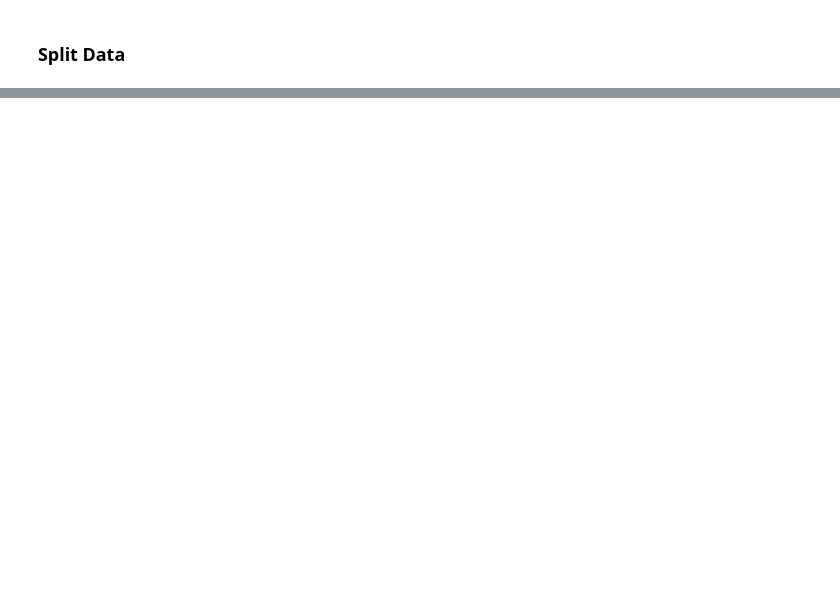
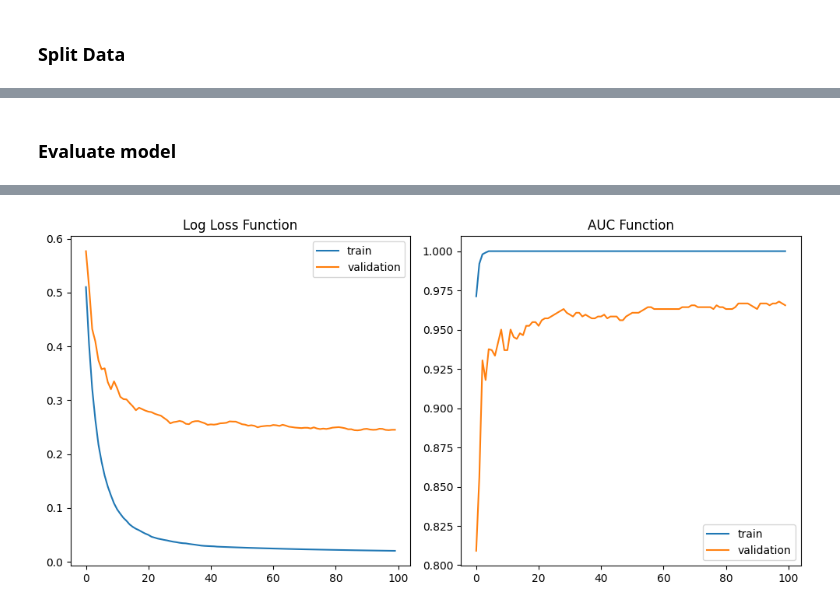
Before and after one commit to darby-brown/predicting-age-related-diseases, a Jupyter notebook: bryan_playground/xgboost/xgboost_model.ipynb, the cells around one changed output, grey strips where cells are left out. Saved outputs shown, nothing was run; the diff lists cells and outputs as text; code cells hidden in the pictures; blank space fills up the shorter version.

Commit message:
add model

```diff
--- a/bryan_playground/xgboost/xgboost_model.ipynb
+++ b/bryan_playground/xgboost/xgboost_model.ipynb
@@ -104,0 +71,2 @@ sum(y_test)/len(y_test)
+# %%
+x_train, x_valid, y_train, y_valid = train_test_split(x_train, y_train,test_size=0.333, random_state = 42, stratify = y_train)
@@ -119,0 +114,17 @@ y_test.to_csv(file_path, index=False)
+# %%
+# xgb1 = xgb.XGBClassifier(objective = 'binary:logistic',
+#                         learning_rate = .1,
+#                         max_depth =  3,
+#                         missing = np.nan,
+#                         # n_estimators= 100,
+#                         epoch = 4,
+#                         seed= 42,
+#                         verbosity = 1,
+#                         early_stopping_rounds=100,
+#                         eval_metric=['logloss','auc'])
+
+xgb1 = xgb.XGBClassifier(
+                        eval_metric=['logloss','auc'])
+
+
+xgb1.fit(x_train,y_train, eval_set=[(x_train, y_train),(x_valid, y_valid)], verbose = True)
@@ -119,0 +160,29 @@ y_test.to_csv(file_path, index=False)
+# %% [markdown]
+### Evaluate model
+# %%
+yhat = xgb1.predict(x_test)
+score = accuracy_score(y_test, yhat)
+print('Test Set Accuracy: %.3f' % score)
+print('Test Set Balanced Log Loss: %1.4f' %(balanced_log_loss(y_test, yhat)))
+
+# retrieve performance metrics
+results = xgb1.evals_result()
+
+fig, axs = plt.subplots(1, 2, figsize=(10, 5))
+# plot learning curves
+axs[0].plot(results['validation_0']['logloss'], label='train')
+axs[0].plot(results['validation_1']['logloss'], label='validation')
+axs[0].set_title('Log Loss Function')
+axs[0].legend()
+# show the plot
+# axs[0].plt.show()
+
+# plot learning curves
+axs[1].plot(results['validation_0']['auc'], label='train')
+axs[1].plot(results['validation_1']['auc'], label='validation')
+axs[1].set_title('AUC Function')
+axs[1].legend()
+# show the plot
+plt.tight_layout()  # Adjusts the spacing between subplots
+plt.show()  # Display the plots
+# %% [output]
@@ -119,0 +191 @@ y_test.to_csv(file_path, index=False)
+[figure, added]
```
Also changed, not shown: parts of 40 cells of this notebook.
